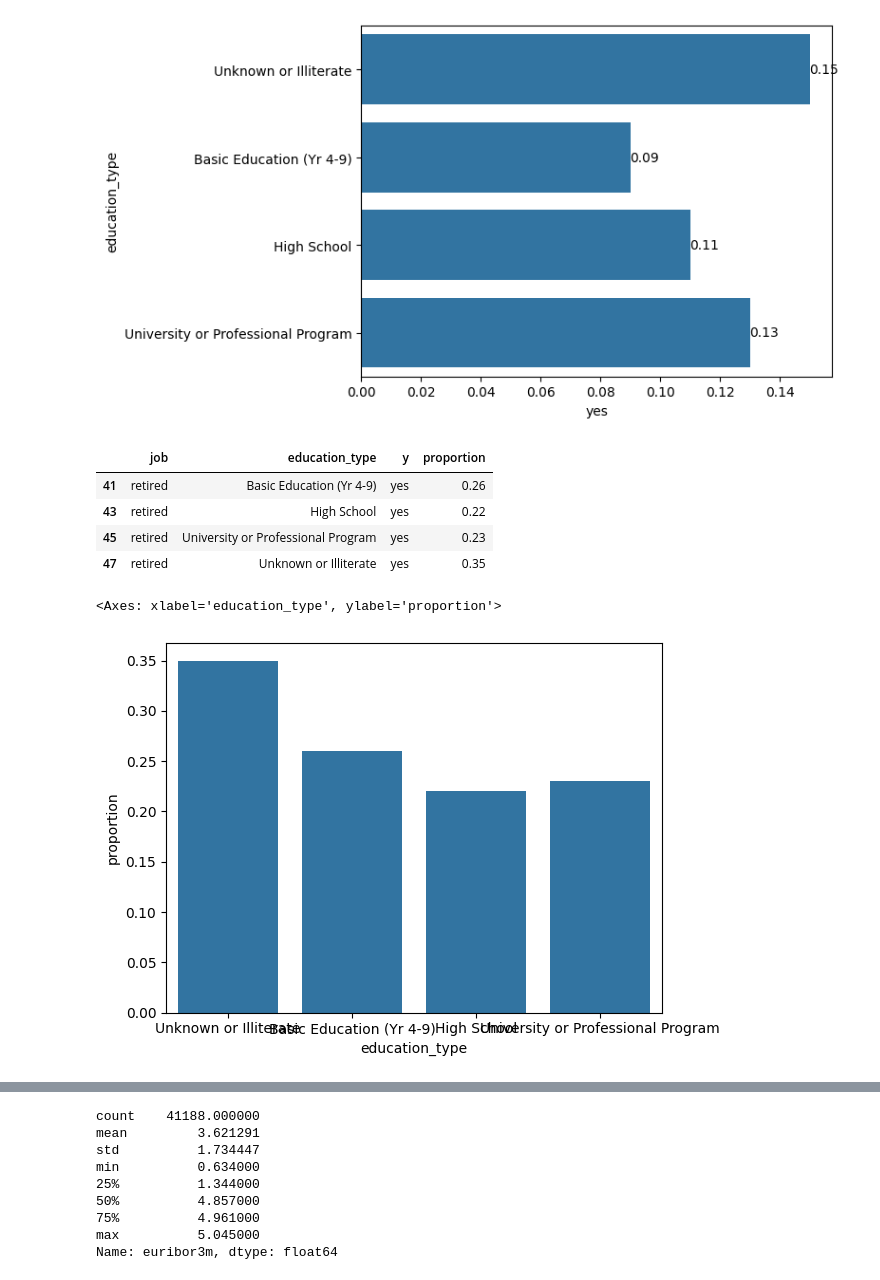
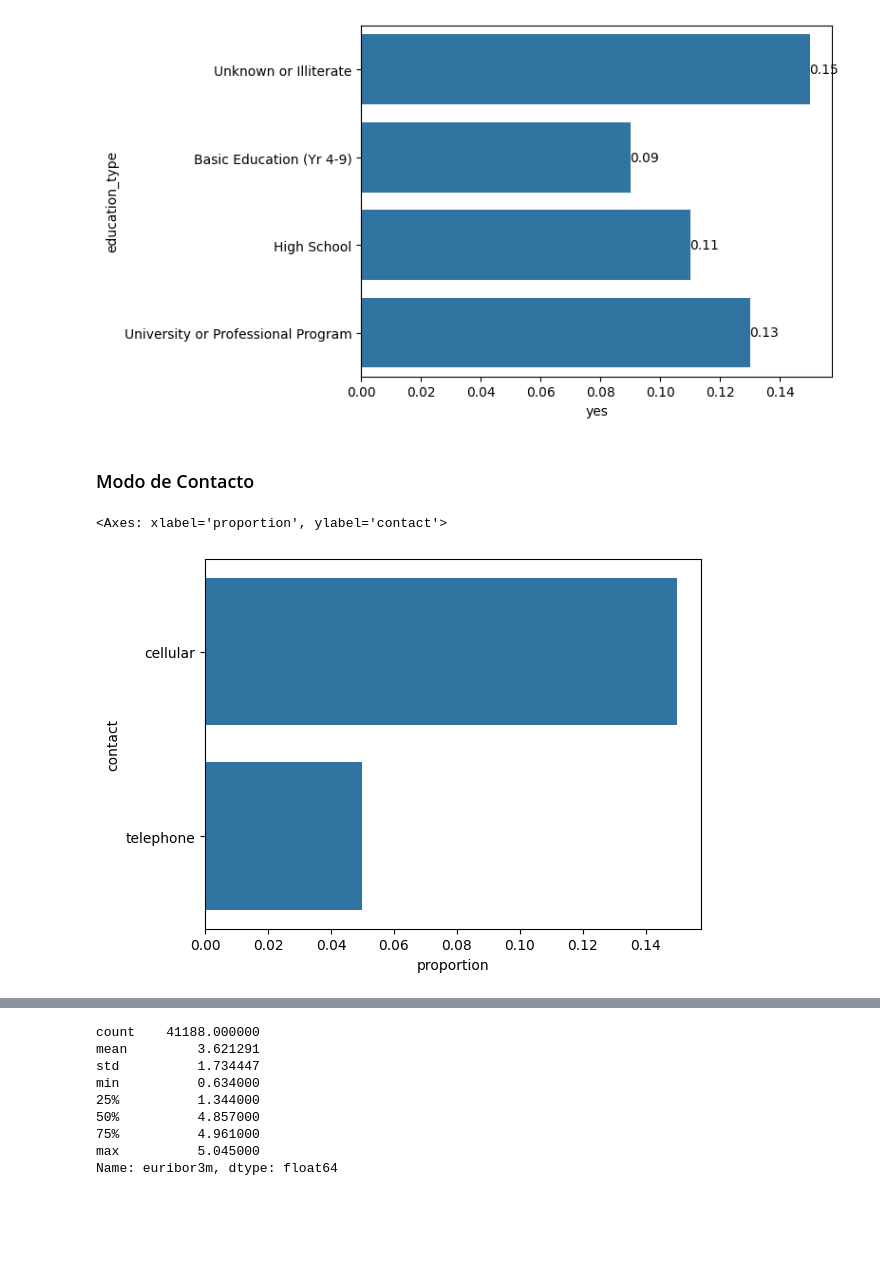
Before and after one commit to diegodelarubia/Trabajo_Final_Master-TFM-, a Jupyter notebook: analysis/analysis_tfm_leoBetancourt.ipynb, the cells around one changed output, grey strips where cells are left out. Saved outputs shown, nothing was run; the diff lists cells and outputs as text; code cells hidden in the pictures; blank space fills up the shorter version.

```diff
--- a/analysis/analysis_tfm_leoBetancourt.ipynb
+++ b/analysis/analysis_tfm_leoBetancourt.ipynb
@@ -600,21 +656,14 @@ ax.bar_label(ax.containers[0], fontsize=10)
  Text(0, 0, '0.11'),
  Text(0, 0, '0.13')]
 [figure]
-# %%
- bank_info.groupby(['job','education_type'])['y'].value_counts(normalize= True).round(2).reset_index().query('y == "yes" & job == "retired"')
-# %% [output]
-|  | job | education_type | y | proportion |
-| 41 | retired | Basic Education (Yr 4-9) | yes | 0.26 |
-| 43 | retired | High School | yes | 0.22 |
-| 45 | retired | University or Professional Program | yes | 0.23 |
-| 47 | retired | Unknown or Illiterate | yes | 0.35 |
-# %%
-sns.barplot(
-    bank_info.groupby(['job','education_type'])['y'].value_counts(normalize= True).round(2).reset_index().query('y == "yes" & job == "retired"'),
-    x="education_type",
-    y="proportion",
-    order= ['Unknown or Illiterate','Basic Education (Yr 4-9)','High School','University or Professional Program']
-    )
-# %% [output]
-<Axes: xlabel='education_type', ylabel='proportion'>
-[figure, removed]
+# %% [markdown]
+### Modo de Contacto
+# %%
+sns.barplot(
+    bank_info.groupby(['contact'])['y'].value_counts(normalize= True).round(2).reset_index().query('y == "yes"'),
+    x = 'proportion',
+    y = 'contact'
+)
+# %% [output]
+<Axes: xlabel='proportion', ylabel='contact'>
+[figure, added]
```
Also changed, not shown: parts of 65 cells of this notebook, 2 other files.
